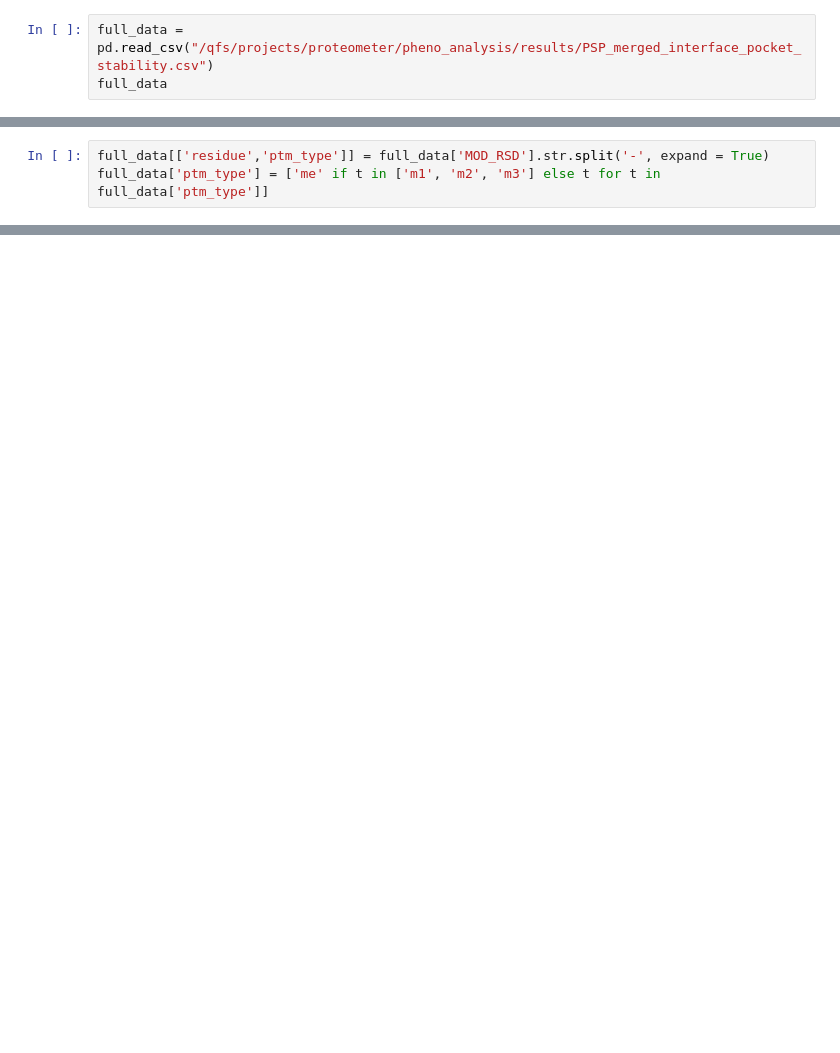
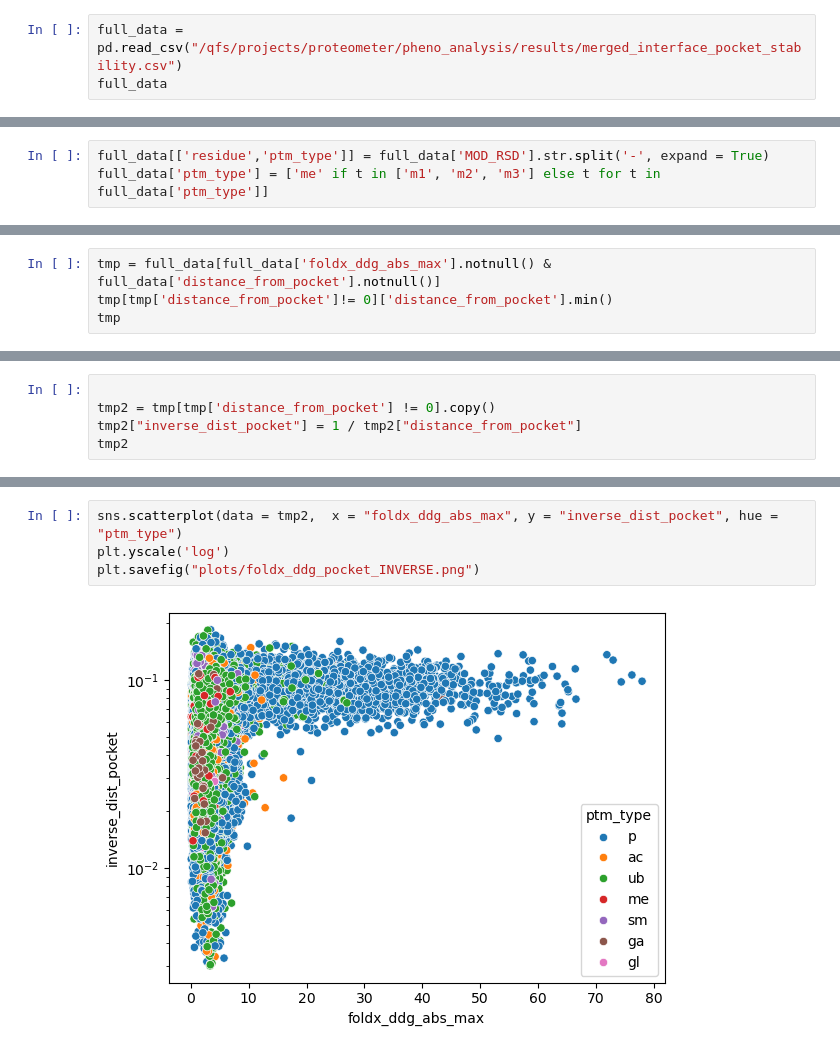
Before and after one commit to PhenoMeters/pheno_analysis, a Jupyter notebook: pockets_interfaces_analysis.ipynb, the cells around one changed output, grey strips where cells are left out. Drawn from its saved outputs; the diff is of its cells as text; blank space fills up the shorter version.

```diff
--- a/pockets_interfaces_analysis.ipynb
+++ b/pockets_interfaces_analysis.ipynb
@@ -440,6 +441,6 @@ sns.histplot(data=stability_data, x="foldx_ddg_abs_max", log_scale=True, hue='pt
 [figure]
 # %%
-full_data = pd.read_csv("/qfs/projects/proteometer/pheno_analysis/results/PSP_merged_interface_pocket_stability.csv")
+full_data = pd.read_csv("/qfs/projects/proteometer/pheno_analysis/results/merged_interface_pocket_stability.csv")
 full_data
 # %% [output]
 |  | Unnamed: 0.2 | Unnamed: 0.1 | Unnamed: 0 | GENE | PROTEIN | ACC_ID | HU_CHR_LOC | MOD_RSD | SITE_GRP_ID | ... |
@@ -465,0 +477,4 @@ sns.scatterplot(data = full_data,  x = "foldx_ddg_abs_max", y = "distance_from_p
+# %%
+tmp = full_data[full_data['foldx_ddg_abs_max'].notnull() & full_data['distance_from_pocket'].notnull()]
+tmp[tmp['distance_from_pocket']!= 0]['distance_from_pocket'].min()
+tmp
@@ -465,0 +495,5 @@ sns.scatterplot(data = full_data,  x = "foldx_ddg_abs_max", y = "distance_from_p
+# %%
+
+tmp2 = tmp[tmp['distance_from_pocket'] != 0].copy()
+tmp2["inverse_dist_pocket"] = 1 / tmp2["distance_from_pocket"]
+tmp2
@@ -465,0 +522,6 @@ sns.scatterplot(data = full_data,  x = "foldx_ddg_abs_max", y = "distance_from_p
+# %%
+sns.scatterplot(data = tmp2,  x = "foldx_ddg_abs_max", y = "inverse_dist_pocket", hue = "ptm_type")
+plt.yscale('log')
+plt.savefig("plots/foldx_ddg_pocket_INVERSE.png")
+# %% [output]
+[figure, added]
```
Also changed, not shown: parts of 39 cells of this notebook, 4 other files.
